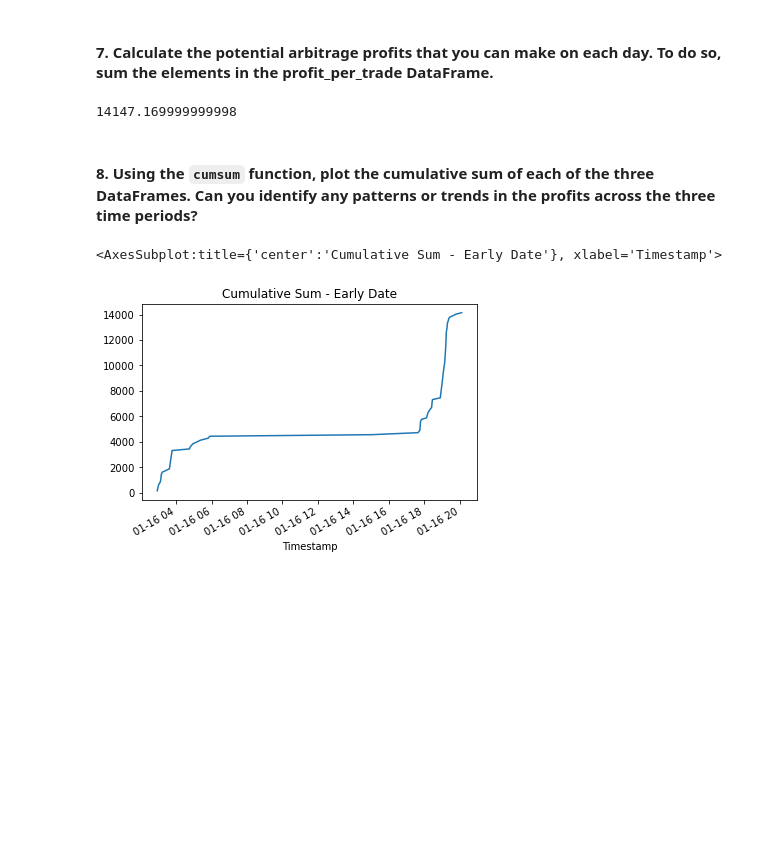
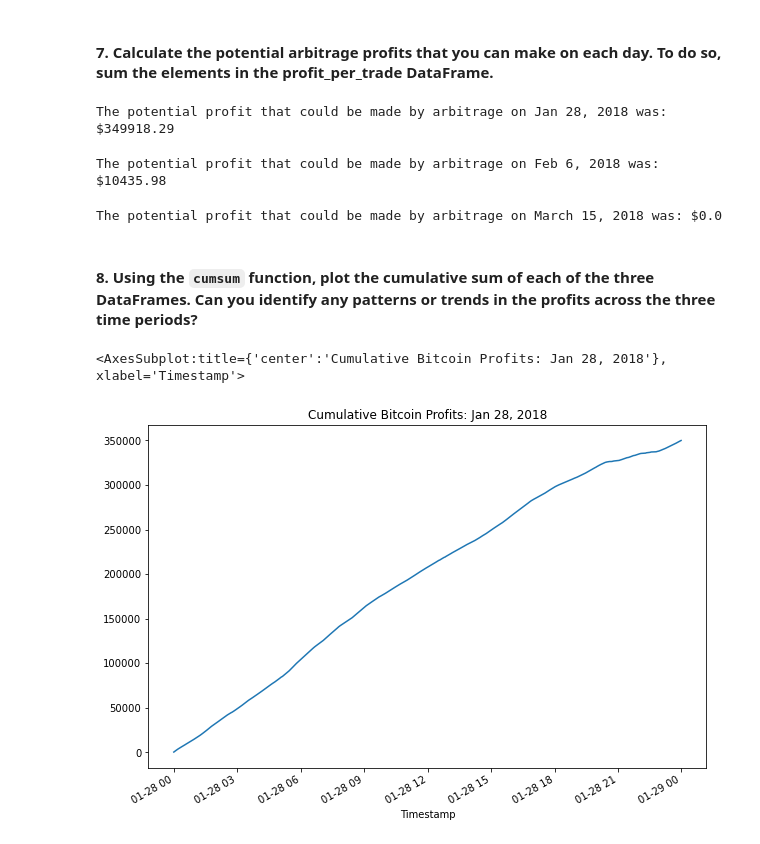
Before and after one commit to nmendelow/bootcamp_challenge_3, a Jupyter notebook: crypto_arbitrage.ipynb, the cells around one changed output. Saved outputs shown, nothing was run; the diff lists cells and outputs as text; code cells hidden in the pictures; blank space fills up the shorter version.

Commit message:
Completed Step 4: calcuating the arbitrage profits, and the final step of the final analysis at the bottom of the notebook.

```diff
--- a/crypto_arbitrage.ipynb
+++ b/crypto_arbitrage.ipynb
@@ -480,8 +523,8 @@ Name: Close, dtype: float64
 # %%
 # For the date early in the dataset, calculate the spread returns by dividing the instances when the arbitrage spread is positive (> 0)
 # by the price of Bitcoin from the exchange you are buying on (the lower-priced exchange).
-spread_return_early= # YOUR CODE HERE
+spread_return_early= early_spread_positive / coinbase_sliced.loc['2018-01-28']
 
 # Review the spread return DataFrame
-# YOUR CODE HERE
+spread_return_early.describe()
 # %% [output]
@@ -497,9 +576,9 @@ Name: Close, dtype: float64
 # %%
 # For the date early in the dataset, determine the number of times your trades with positive returns
 # exceed the 1% minimum threshold (.01) that you need to cover your costs
-profitable_trades_early = # YOUR CODE HERE
+profitable_trades_early = spread_return_early[spread_return_early>.01]
 
 # Review the first five profitable trades
-# YOUR CODE HERE
+profitable_trades_early.head()
 # %% [output]
 Timestamp
@@ -530,12 +661,12 @@ Name: Close, dtype: float64
 # %%
 # For the date early in the dataset, calculate the potential profit per trade in dollars
 # Multiply the profitable trades by the cost of the Bitcoin that was purchased
-profit_early = # YOUR CODE HERE
+profit_early = profitable_trades_early * coinbase_sliced.loc['2018-01-28']
 
 # Drop any missing values from the profit DataFrame
-profit_per_trade_early = # YOUR CODE HERE
+profit_per_trade_early = profit_early.dropna()
 
 # View the early profit DataFrame
-# YOUR CODE HERE
+profit_per_trade_early
 # %% [output]
 Timestamp
@@ -576,17 +781,30 @@ Name: Close, dtype: float64
 #### 7. Calculate the potential arbitrage profits that you can make on each day. To do so, sum the elements in the profit_per_trade DataFrame.
 # %%
 # Calculate the sum of the potential profits for the early profit per trade DataFrame
-# YOUR CODE HERE
+total_early_profits = profit_per_trade_early.sum()
+print (f"The potential profit that could be made by arbitrage on Jan 28, 2018 was: ${round(total_early_profits, 2)}")
 # %% [output]
-14147.169999999998
+The potential profit that could be made by arbitrage on Jan 28, 2018 was: $349918.29
+# %%
+# Calculate the sum of the potential profits for the middle profit per trade DataFrame
+total_middle_profits = profit_per_trade_middle.sum()
+print (f"The potential profit that could be made by arbitrage on Feb 6, 2018 was: ${round(total_middle_profits, 2)}")
+# %% [output]
+The potential profit that could be made by arbitrage on Feb 6, 2018 was: $10435.98
+# %%
+# Calculate the sum of the potential profits for the late profit per trade DataFrame
+total_late_profits = profit_per_trade_late.sum()
+print (f"The potential profit that could be made by arbitrage on March 15, 2018 was: ${round(total_late_profits, 2)}")
+# %% [output]
+The potential profit that could be made by arbitrage on March 15, 2018 was: $0.0
 # %% [markdown]
 #### 8. Using the `cumsum` function, plot the cumulative sum of each of the three DataFrames. Can you identify any patterns or trends in the profits across the three time periods?
 # %%
 # Use the cumsum function to calculate the cumulative profits over time for the early profit per trade DataFrame
-cumulative_profit_early = # YOUR CODE HERE
+cumulative_profit_early = profit_per_trade_early.cumsum()
 # %%
 # Plot the cumulative sum of profits for the early profit per trade DataFrame
-# YOUR CODE HERE
+cumulative_profit_early.plot(figsize = (10,7), title = "Cumulative Bitcoin Profits: Jan 28, 2018")
 # %% [output]
-<AxesSubplot:title={'center':'Cumulative Sum - Early Date'}, xlabel='Timestamp'>
+<AxesSubplot:title={'center':'Cumulative Bitcoin Profits: Jan 28, 2018'}, xlabel='Timestamp'>
-[figure, old version]
+[figure, new version]
```
Also changed, not shown: parts of 39 cells of this notebook.
